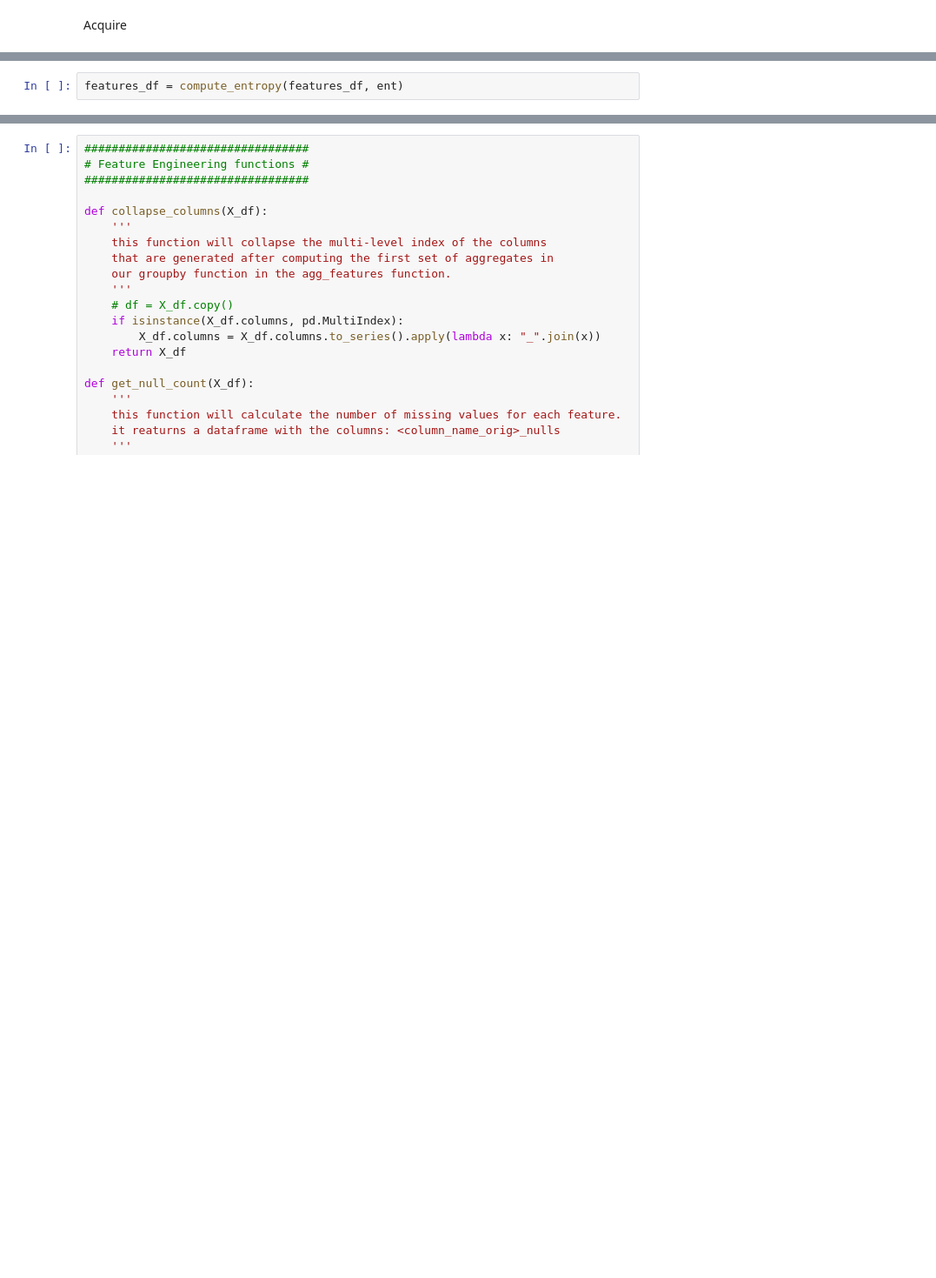
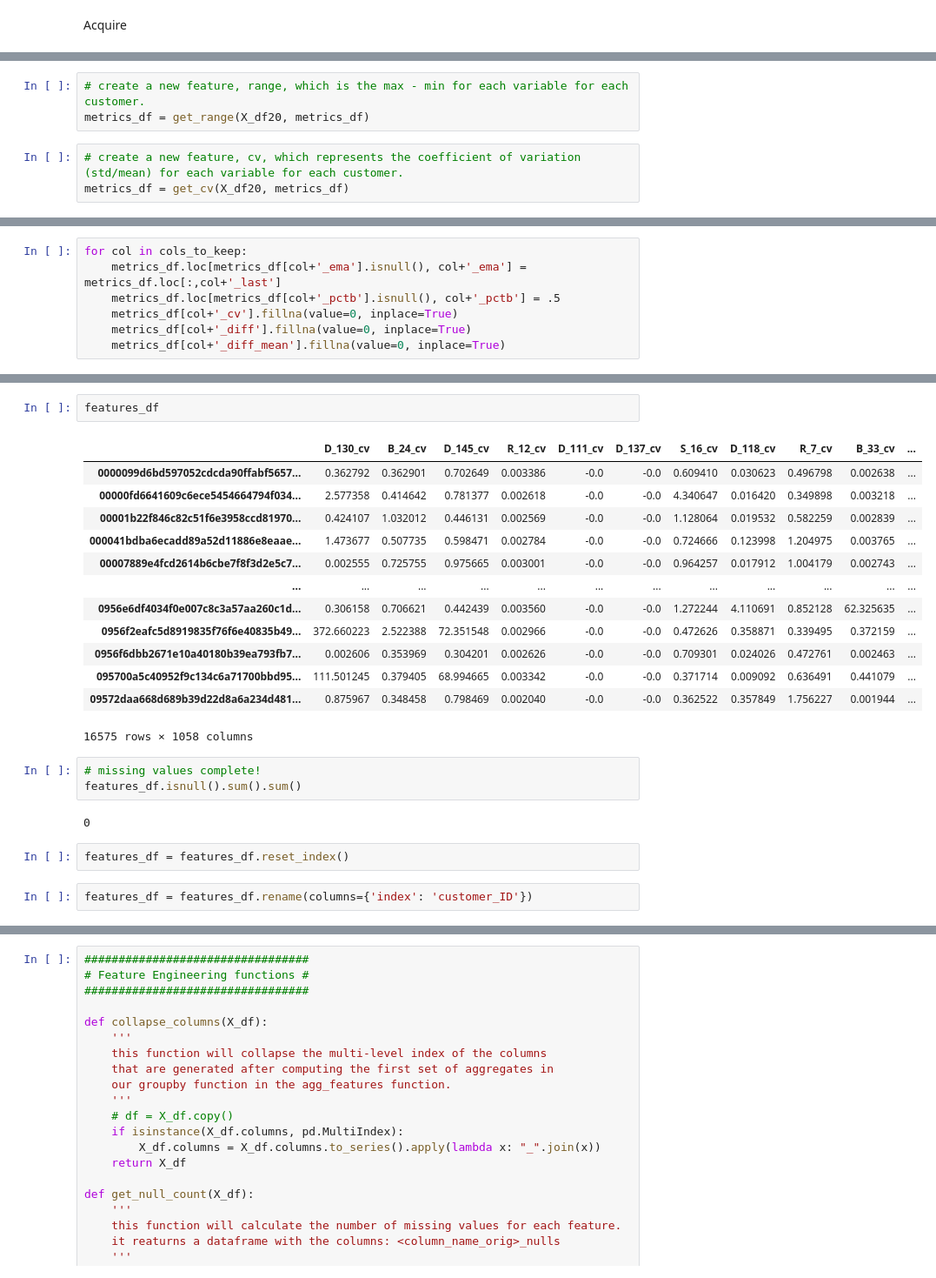
Before and after one commit to We-Need-More-RAM/amex_default_prediction, a Jupyter notebook: notebooks/maggie/wrangle.ipynb, the cells around one changed output, grey strips where cells are left out. Shown: that part at 87% size. Cells and saved outputs as stored; diff of their text form; blank space fills up the shorter version.

```diff
--- a/notebooks/maggie/wrangle.ipynb
+++ b/notebooks/maggie/wrangle.ipynb
@@ -105,0 +104,6 @@ dtype: int64
+# %%
+# create a new feature, range, which is the max - min for each variable for each customer.
+metrics_df = get_range(X_df20, metrics_df)
+# %%
+# create a new feature, cv, which represents the coefficient of variation (std/mean) for each variable for each customer.
+metrics_df = get_cv(X_df20, metrics_df)
@@ -105,0 +114,7 @@ dtype: int64
+# %%
+for col in cols_to_keep:
+    metrics_df.loc[metrics_df[col+'_ema'].isnull(), col+'_ema'] = metrics_df.loc[:,col+'_last']
+    metrics_df.loc[metrics_df[col+'_pctb'].isnull(), col+'_pctb'] = .5
+    metrics_df[col+'_cv'].fillna(value=0, inplace=True)
+    metrics_df[col+'_diff'].fillna(value=0, inplace=True)
+    metrics_df[col+'_diff_mean'].fillna(value=0, inplace=True)
@@ -139,2 +126,0 @@ def compute_entropy(features_df, ent):
-# %%
-features_df = compute_entropy(features_df, ent)
@@ -171,0 +140,25 @@ len(df)
+# %%
+features_df
+# %% [output]
+|  | D_130_cv | B_24_cv | D_145_cv | R_12_cv | D_111_cv | D_137_cv | S_16_cv | D_118_cv | R_7_cv | B_33_cv | ... |
+| 0000099d6bd597052cdcda90ffabf5657... | 0.362792 | 0.362901 | 0.702649 | 0.003386 | -0.0 | -0.0 | 0.609410 | 0.030623 | 0.496798 | 0.002638 | ... |
+| 00000fd6641609c6ece5454664794f034... | 2.577358 | 0.414642 | 0.781377 | 0.002618 | -0.0 | -0.0 | 4.340647 | 0.016420 | 0.349898 | 0.003218 | ... |
+| 00001b22f846c82c51f6e3958ccd81970... | 0.424107 | 1.032012 | 0.446131 | 0.002569 | -0.0 | -0.0 | 1.128064 | 0.019532 | 0.582259 | 0.002839 | ... |
+| 000041bdba6ecadd89a52d11886e8eaae... | 1.473677 | 0.507735 | 0.598471 | 0.002784 | -0.0 | -0.0 | 0.724666 | 0.123998 | 1.204975 | 0.003765 | ... |
+| 00007889e4fcd2614b6cbe7f8f3d2e5c7... | 0.002555 | 0.725755 | 0.975665 | 0.003001 | -0.0 | -0.0 | 0.964257 | 0.017912 | 1.004179 | 0.002743 | ... |
+| ... | ... | ... | ... | ... | ... | ... | ... | ... | ... | ... | ... |
+| 0956e6df4034f0e007c8c3a57aa260c1d... | 0.306158 | 0.706621 | 0.442439 | 0.003560 | -0.0 | -0.0 | 1.272244 | 4.110691 | 0.852128 | 62.325635 | ... |
+| 0956f2eafc5d8919835f76f6e40835b49... | 372.660223 | 2.522388 | 72.351548 | 0.002966 | -0.0 | -0.0 | 0.472626 | 0.358871 | 0.339495 | 0.372159 | ... |
+| 0956f6dbb2671e10a40180b39ea793fb7... | 0.002606 | 0.353969 | 0.304201 | 0.002626 | -0.0 | -0.0 | 0.709301 | 0.024026 | 0.472761 | 0.002463 | ... |
+| 095700a5c40952f9c134c6a71700bbd95... | 111.501245 | 0.379405 | 68.994665 | 0.003342 | -0.0 | -0.0 | 0.371714 | 0.009092 | 0.636491 | 0.441079 | ... |
+| 09572daa668d689b39d22d8a6a234d481... | 0.875967 | 0.348458 | 0.798469 | 0.002040 | -0.0 | -0.0 | 0.362522 | 0.357849 | 1.756227 | 0.001944 | ... |
+16575 rows × 1058 columns
+# %%
+# missing values complete!
+features_df.isnull().sum().sum()
+# %% [output]
+0
+# %%
+features_df = features_df.reset_index()
+# %%
+features_df = features_df.rename(columns={'index': 'customer_ID'})
```
Also changed, not shown: parts of 47 cells of this notebook, 2 other files.
